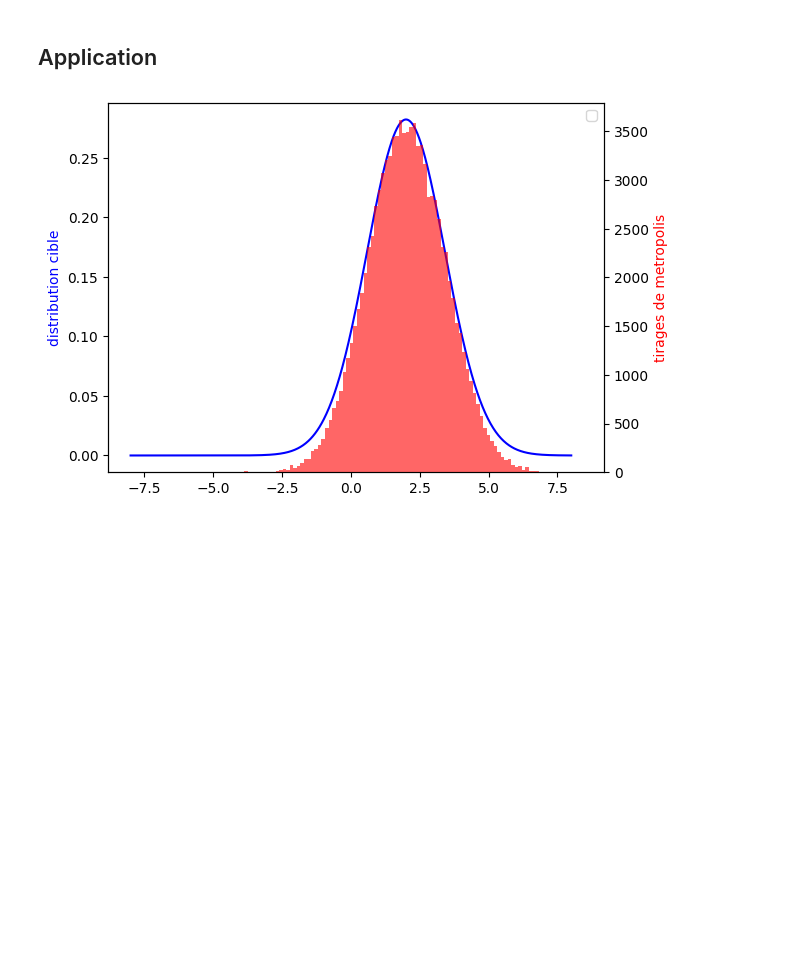
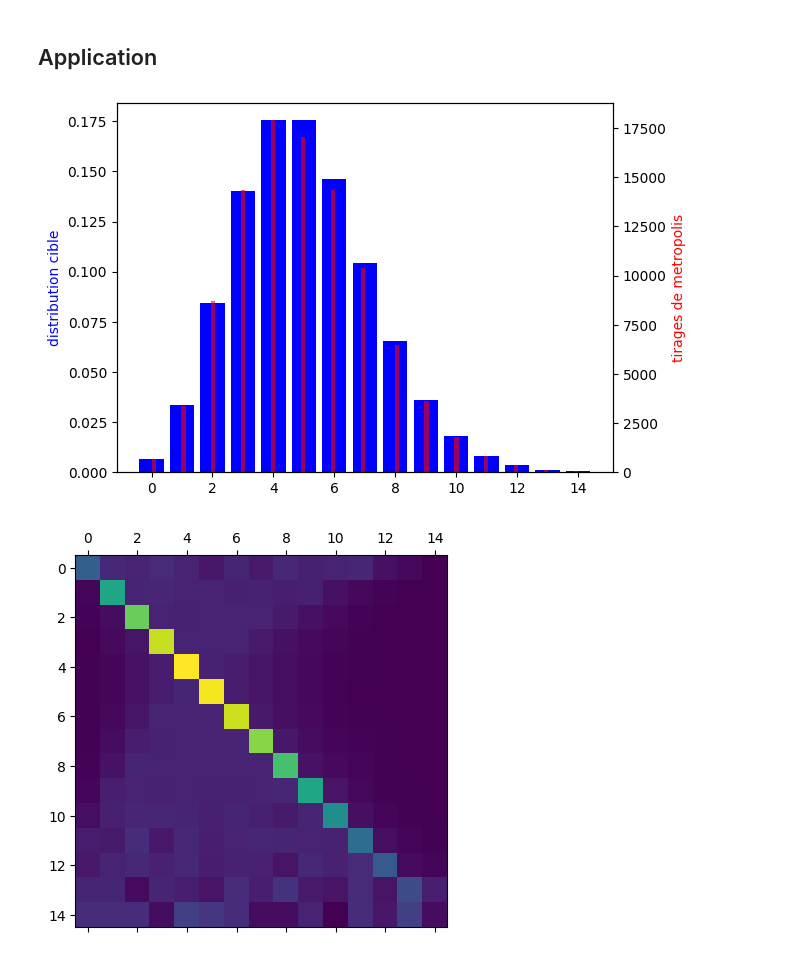
Before and after one commit to CorentinVaillant/ProjetMath-HastingMetropolis, a Jupyter notebook: Corentin/hasting_metropolis.ipynb, the cells around one changed output. Drawn from its saved outputs; the diff is of its cells as text; code cells hidden in the pictures; blank space fills up the shorter version.

```diff
--- a/Corentin/hasting_metropolis.ipynb
+++ b/Corentin/hasting_metropolis.ipynb
@@ -41,6 +0,0 @@ def metropolis(x0,distribution_cible,proposition, iterations = 1000):
-# %%
-distribution_cible = lambda x: np.exp(-x**2 / 2)
-
-proposition =lambda x: x +  np.random.normal(0,1)
-
-tirage = metropolis(0,distribution_cible,proposition,iterations=100_000)
@@ -125,19 +84,35 @@ tirage = hasting_metropolis_sample(0,distribution_cible,proposition,densite_prop
+# %%
+# Démonstration loi de poisson
+
+
+N = 15
+
+distribution_cible = poisson(5)
+
+#matrice de transition uniforme de taille NxN
+proposition = np.full((N,N),1/N)
+
+tirage = hasting_metropolis_tirage(0,distribution_cible,proposition,iterations=100_000)
+mk_c = markov_chain_from_tirage(tirage,N)
 # %%
 fig, ax1 = plt.subplots()
 
-X = np.linspace(-8,8,1000)
-data1 = distribution_cible(X)
+X = [i for i in range(N)]
+data1 = [distribution_cible(i) for i in X]
 data2 = tirage
 
 ax1.set_ylabel("distribution cible",color = "blue")
-ax1.plot(X,data1,color="blue")
+ax1.bar(X,data1,color="blue")
 
 ax2 = ax1.twinx()
 
 ax2.hist(tirage,bins=100,color="red",alpha=0.6)
 ax2.set_ylabel("tirages de metropolis",color="red")
 
-plt.legend()
+plt.matshow(mk_c)
+
+
 plt.show()
 # %% [output]
-[figure, old version]
+[figure, new version]
+[figure, added]
```
Also changed, not shown: parts of 18 cells of this notebook, 2 other files.
